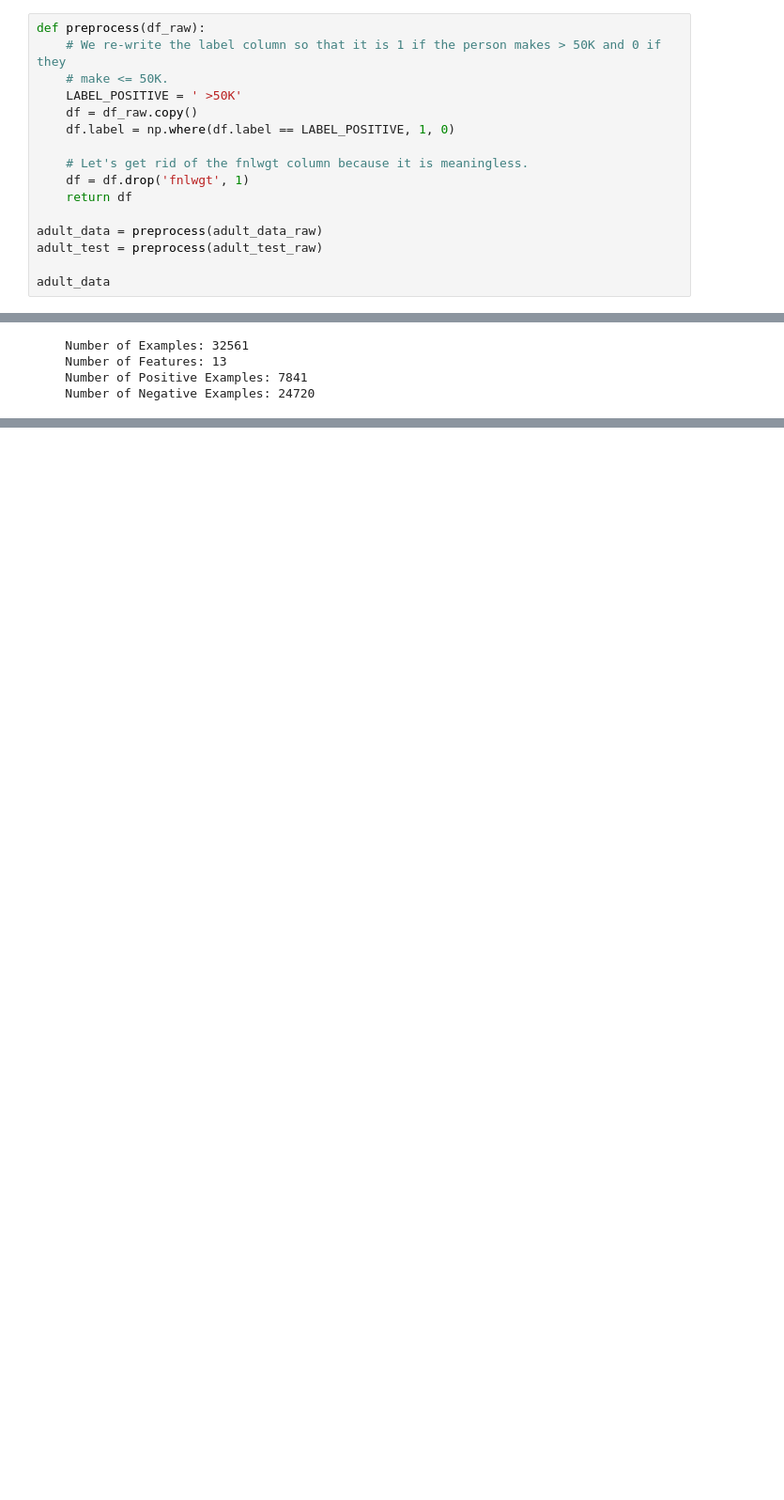
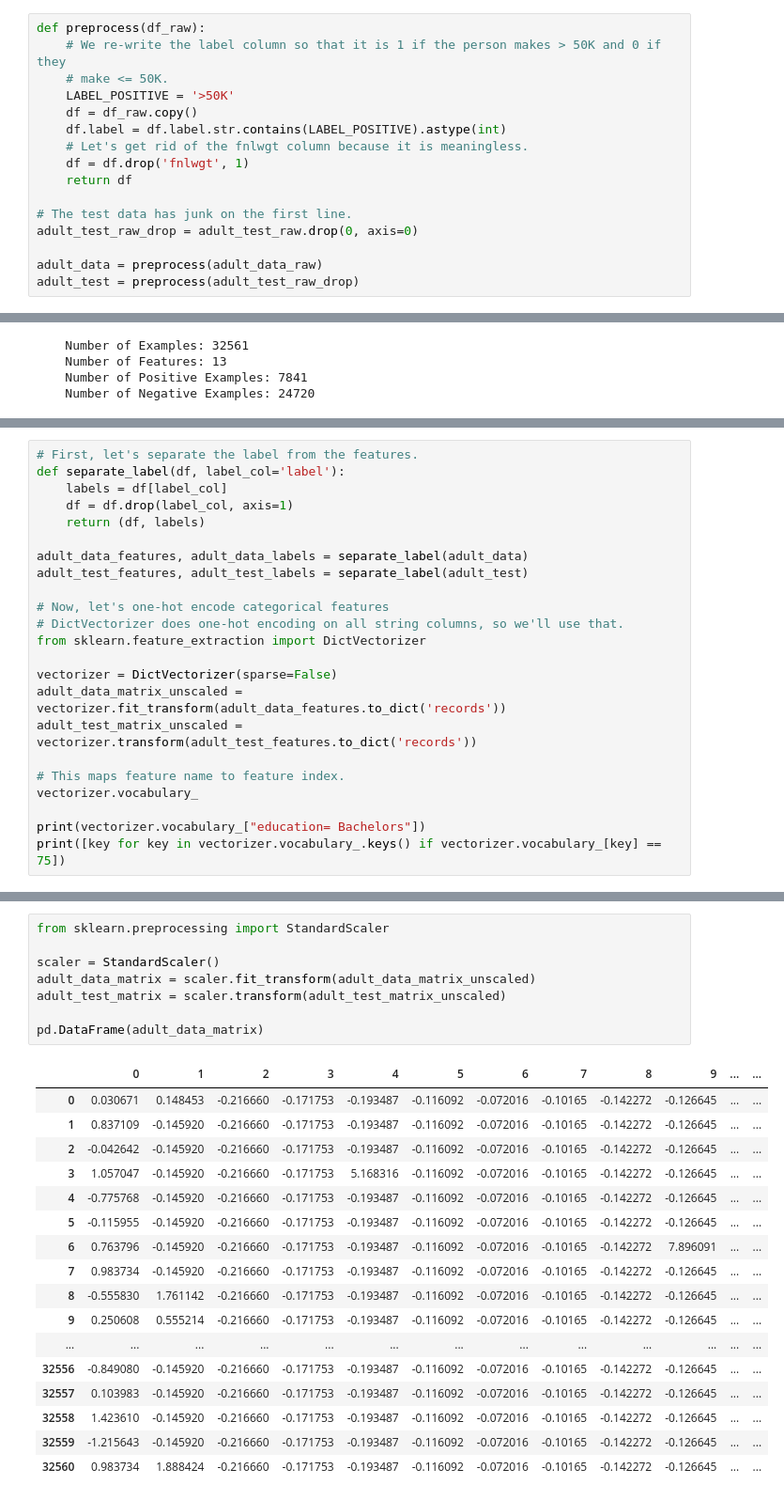
Before and after one commit to hariharsubramanyam/machine-learning-exercises, a Jupyter notebook: Solutions/Lesson6Answers.ipynb, the cells around one changed output, grey strips where cells are left out. Shown at 94% size. Saved outputs shown, nothing was run; the diff lists cells and outputs as text; blank space fills up the shorter version.

```diff
--- a/Solutions/Lesson6Answers.ipynb
+++ b/Solutions/Lesson6Answers.ipynb
@@ -125,15 +126,15 @@ Like all datasets, the census dataset needs some preprocessing to clean it.
 def preprocess(df_raw):
     # We re-write the label column so that it is 1 if the person makes > 50K and 0 if they
     # make <= 50K.
-    LABEL_POSITIVE = ' >50K'
+    LABEL_POSITIVE = '>50K'
     df = df_raw.copy()
-    df.label = np.where(df.label == LABEL_POSITIVE, 1, 0)
-
+    df.label = df.label.str.contains(LABEL_POSITIVE).astype(int)
     # Let's get rid of the fnlwgt column because it is meaningless.
     df = df.drop('fnlwgt', 1)
     return df
 
+# The test data has junk on the first line.
+adult_test_raw_drop = adult_test_raw.drop(0, axis=0)
+
 adult_data = preprocess(adult_data_raw)
-adult_test = preprocess(adult_test_raw)
-
-adult_data
+adult_test = preprocess(adult_test_raw_drop)
@@ -297,0 +287,23 @@ For categorical features, like occupation and race, this is harder. Let's see ho
+# %%
+# First, let's separate the label from the features.
+def separate_label(df, label_col='label'):
+    labels = df[label_col]
+    df = df.drop(label_col, axis=1)
+    return (df, labels)
+
+adult_data_features, adult_data_labels = separate_label(adult_data)
+adult_test_features, adult_test_labels = separate_label(adult_test)
+
+# Now, let's one-hot encode categorical features
+# DictVectorizer does one-hot encoding on all string columns, so we'll use that.
+from sklearn.feature_extraction import DictVectorizer
+
+vectorizer = DictVectorizer(sparse=False)
+adult_data_matrix_unscaled = vectorizer.fit_transform(adult_data_features.to_dict('records'))
+adult_test_matrix_unscaled = vectorizer.transform(adult_test_features.to_dict('records'))
+
+# This maps feature name to feature index.
+vectorizer.vocabulary_
+
+print(vectorizer.vocabulary_["education= Bachelors"])
+print([key for key in vectorizer.vocabulary_.keys() if vectorizer.vocabulary_[key] == 75])
@@ -297,0 +321,26 @@ For categorical features, like occupation and race, this is harder. Let's see ho
+# %%
+from sklearn.preprocessing import StandardScaler
+
+scaler = StandardScaler()
+adult_data_matrix = scaler.fit_transform(adult_data_matrix_unscaled)
+adult_test_matrix = scaler.transform(adult_test_matrix_unscaled)
+
+pd.DataFrame(adult_data_matrix)
+# %% [output]
+|  | 0 | 1 | 2 | 3 | 4 | 5 | 6 | 7 | 8 | 9 | ... | ... |
+| 0 | 0.030671 | 0.148453 | -0.216660 | -0.171753 | -0.193487 | -0.116092 | -0.072016 | -0.10165 | -0.142272 | -0.126645 | ... | ... |
+| 1 | 0.837109 | -0.145920 | -0.216660 | -0.171753 | -0.193487 | -0.116092 | -0.072016 | -0.10165 | -0.142272 | -0.126645 | ... | ... |
+| 2 | -0.042642 | -0.145920 | -0.216660 | -0.171753 | -0.193487 | -0.116092 | -0.072016 | -0.10165 | -0.142272 | -0.126645 | ... | ... |
+| 3 | 1.057047 | -0.145920 | -0.216660 | -0.171753 | 5.168316 | -0.116092 | -0.072016 | -0.10165 | -0.142272 | -0.126645 | ... | ... |
+| 4 | -0.775768 | -0.145920 | -0.216660 | -0.171753 | -0.193487 | -0.116092 | -0.072016 | -0.10165 | -0.142272 | -0.126645 | ... | ... |
+| 5 | -0.115955 | -0.145920 | -0.216660 | -0.171753 | -0.193487 | -0.116092 | -0.072016 | -0.10165 | -0.142272 | -0.126645 | ... | ... |
+| 6 | 0.763796 | -0.145920 | -0.216660 | -0.171753 | -0.193487 | -0.116092 | -0.072016 | -0.10165 | -0.142272 | 7.896091 | ... | ... |
+| 7 | 0.983734 | -0.145920 | -0.216660 | -0.171753 | -0.193487 | -0.116092 | -0.072016 | -0.10165 | -0.142272 | -0.126645 | ... | ... |
+| 8 | -0.555830 | 1.761142 | -0.216660 | -0.171753 | -0.193487 | -0.116092 | -0.072016 | -0.10165 | -0.142272 | -0.126645 | ... | ... |
+| 9 | 0.250608 | 0.555214 | -0.216660 | -0.171753 | -0.193487 | -0.116092 | -0.072016 | -0.10165 | -0.142272 | -0.126645 | ... | ... |
+| ... | ... | ... | ... | ... | ... | ... | ... | ... | ... | ... | ... | ... |
+| 32556 | -0.849080 | -0.145920 | -0.216660 | -0.171753 | -0.193487 | -0.116092 | -0.072016 | -0.10165 | -0.142272 | -0.126645 | ... | ... |
+| 32557 | 0.103983 | -0.145920 | -0.216660 | -0.171753 | -0.193487 | -0.116092 | -0.072016 | -0.10165 | -0.142272 | -0.126645 | ... | ... |
+| 32558 | 1.423610 | -0.145920 | -0.216660 | -0.171753 | -0.193487 | -0.116092 | -0.072016 | -0.10165 | -0.142272 | -0.126645 | ... | ... |
+| 32559 | -1.215643 | -0.145920 | -0.216660 | -0.171753 | -0.193487 | -0.116092 | -0.072016 | -0.10165 | -0.142272 | -0.126645 | ... | ... |
+| 32560 | 0.983734 | 1.888424 | -0.216660 | -0.171753 | -0.193487 | -0.116092 | -0.072016 | -0.10165 | -0.142272 | -0.126645 | ... | ... |
```
Also changed, not shown: parts of 17 cells of this notebook.
